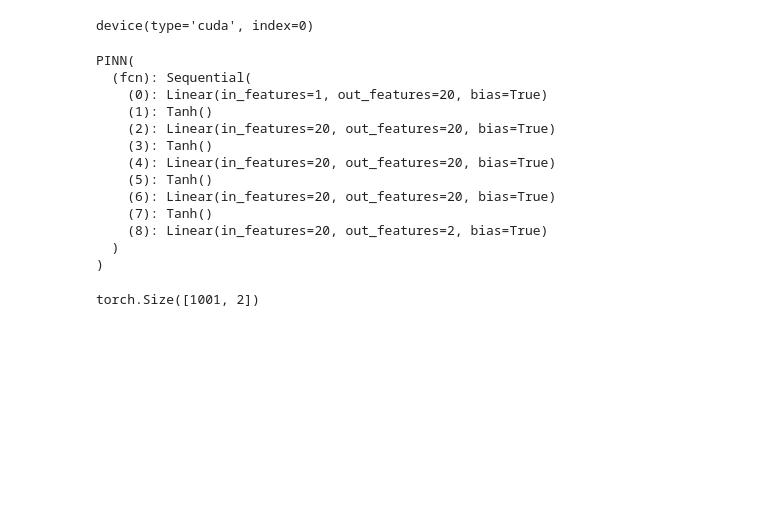
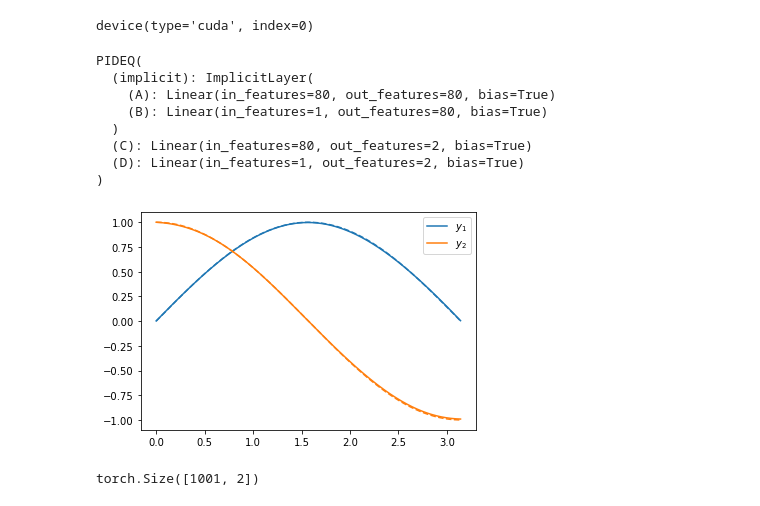
Before and after one commit to brunompacheco/pideq, a Jupyter notebook: notebooks/2.0-bmp-PINN-performance-visualization.ipynb, the cells around one changed output. Cells and saved outputs as stored; diff of their text form; code cells hidden in the pictures; blank space fills up the shorter version.

```diff
--- a/notebooks/2.0-bmp-PINN-performance-visualization.ipynb
+++ b/notebooks/2.0-bmp-PINN-performance-visualization.ipynb
@@ -17,24 +17,35 @@ device
 # %% [output]
 device(type='cuda', index=0)
 # %%
-T = 2
+T = np.pi
 
-net = load_from_wandb(PINN(T, n_out=2, n_hidden=4, n_nodes=20), 'wmk2lub4', model_fname='model_last').to(device)
+net = load_from_wandb(PIDEQ(T, n_in=1, n_states=80), '2vd5me6s', model_fname='model_last').to(device)
 net.eval()
 # %% [output]
-PINN(
-  (fcn): Sequential(
-    (0): Linear(in_features=1, out_features=20, bias=True)
-    (1): Tanh()
-    (2): Linear(in_features=20, out_features=20, bias=True)
-    (3): Tanh()
-    (4): Linear(in_features=20, out_features=20, bias=True)
-    (5): Tanh()
-    (6): Linear(in_features=20, out_features=20, bias=True)
-    (7): Tanh()
-    (8): Linear(in_features=20, out_features=2, bias=True)
+PIDEQ(
+  (implicit): ImplicitLayer(
+    (A): Linear(in_features=80, out_features=80, bias=True)
+    (B): Linear(in_features=1, out_features=80, bias=True)
   )
+  (C): Linear(in_features=80, out_features=2, bias=True)
+  (D): Linear(in_features=1, out_features=2, bias=True)
 )
+# %%
+X = torch.arange(0,torch.pi,.01).unsqueeze(-1).to(device)
+
+y = net(X)
+
+t = X.detach().cpu().numpy()
+
+plt.plot(t, y[:,0].detach().cpu().numpy(), label='$y_1$')
+plt.plot(t, np.sin(t), '--', c='tab:blue')
+plt.plot(t, y[:,1].detach().cpu().numpy(), label='$y_2$')
+plt.plot(t, np.cos(t), '--', c='tab:orange')
+
+plt.legend()
+plt.show()
+# %% [output]
+[figure, added]
 # %%
 K = 1000
 dt = T / K
```
Also changed, not shown: parts of 1 cell of this notebook, 3 other files.
